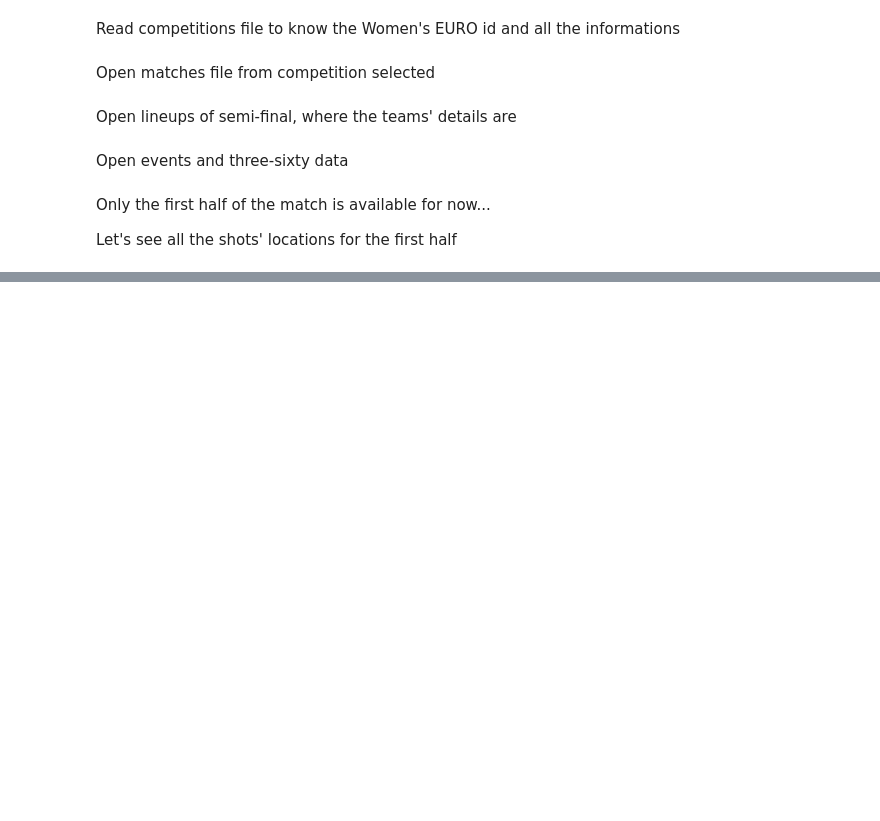
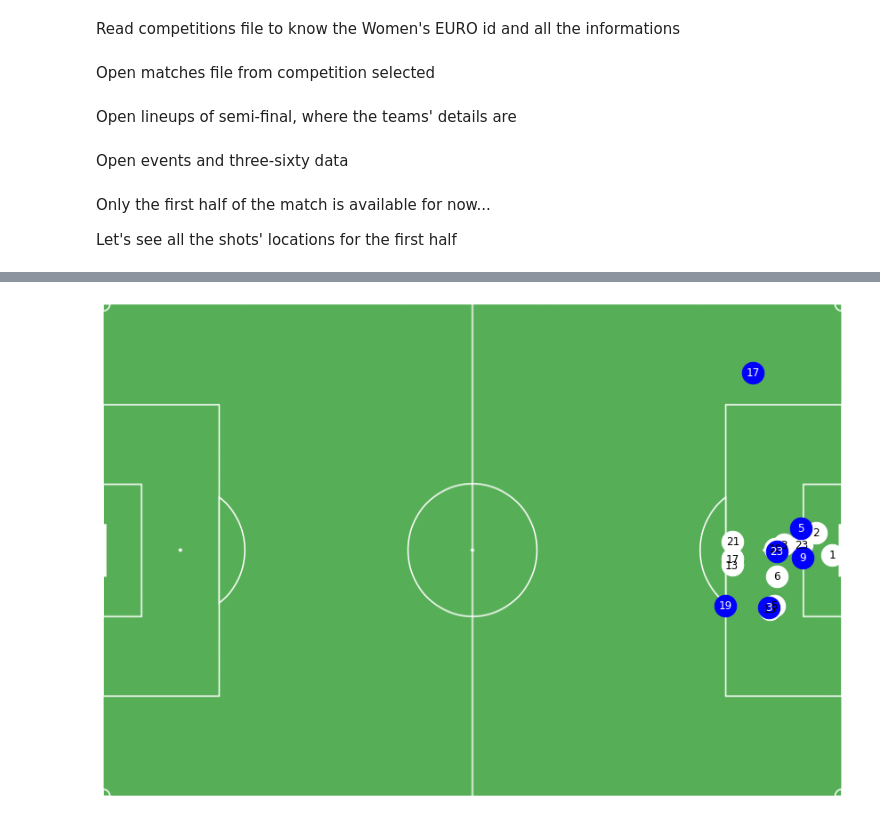
Before and after one commit to claireseceh/StatsBomb, a Jupyter notebook: main.ipynb, the cells around one changed output, grey strips where cells are left out. Cells and saved outputs as stored; diff of their text form; code cells hidden in the pictures; blank space fills up the shorter version.

```diff
--- a/main.ipynb
+++ b/main.ipynb
@@ -68,0 +80,30 @@ for i in range(len(events)):
+# %%
+plt.rcParams["figure.figsize"] = [12, 8]
+plt.rcParams["figure.autolayout"] = True
+
+im = plt.imread("./img/field.png")
+
+fig, ax = plt.subplots()
+
+im = ax.imshow(im, extent=[0, 120, 0, 80])
+
+
+for i in range(len(shots[147]['shot']['freeze_frame'])):
+    if shots[147]['shot']['freeze_frame'][i]['teammate'] == False:
+        plt.scatter(shots[147]['shot']['freeze_frame'][i]['location'][0], shots[147]['shot']['freeze_frame'][i]['location'][1], c='white', s=600)
+        plt.text(shots[147]['shot']['freeze_frame'][i]['location'][0], shots[147]['shot']['freeze_frame'][i]['location'][1], "%i" %shots[147]['shot']['freeze_frame'][i]['position']['id'], fontsize=12, ha="center", va='center', c='k')
+
+for i in range(len(shots[147]['shot']['freeze_frame'])):
+    if shots[147]['shot']['freeze_frame'][i]['teammate'] == True:
+        plt.scatter(shots[147]['shot']['freeze_frame'][i]['location'][0], shots[147]['shot']['freeze_frame'][i]['location'][1], c='blue', s=600)
+        plt.text(shots[147]['shot']['freeze_frame'][i]['location'][0], shots[147]['shot']['freeze_frame'][i]['location'][1], "%i" %shots[147]['shot']['freeze_frame'][i]['position']['id'], fontsize=12, ha="center", va='center', c='w')
+
+
+plt.xlim(0,120)
+plt.ylim(0,80)
+
+ax.axis('off')
+
+plt.show()
+# %% [output]
+[figure, added]
```
Also changed, not shown: parts of 2 cells of this notebook.
